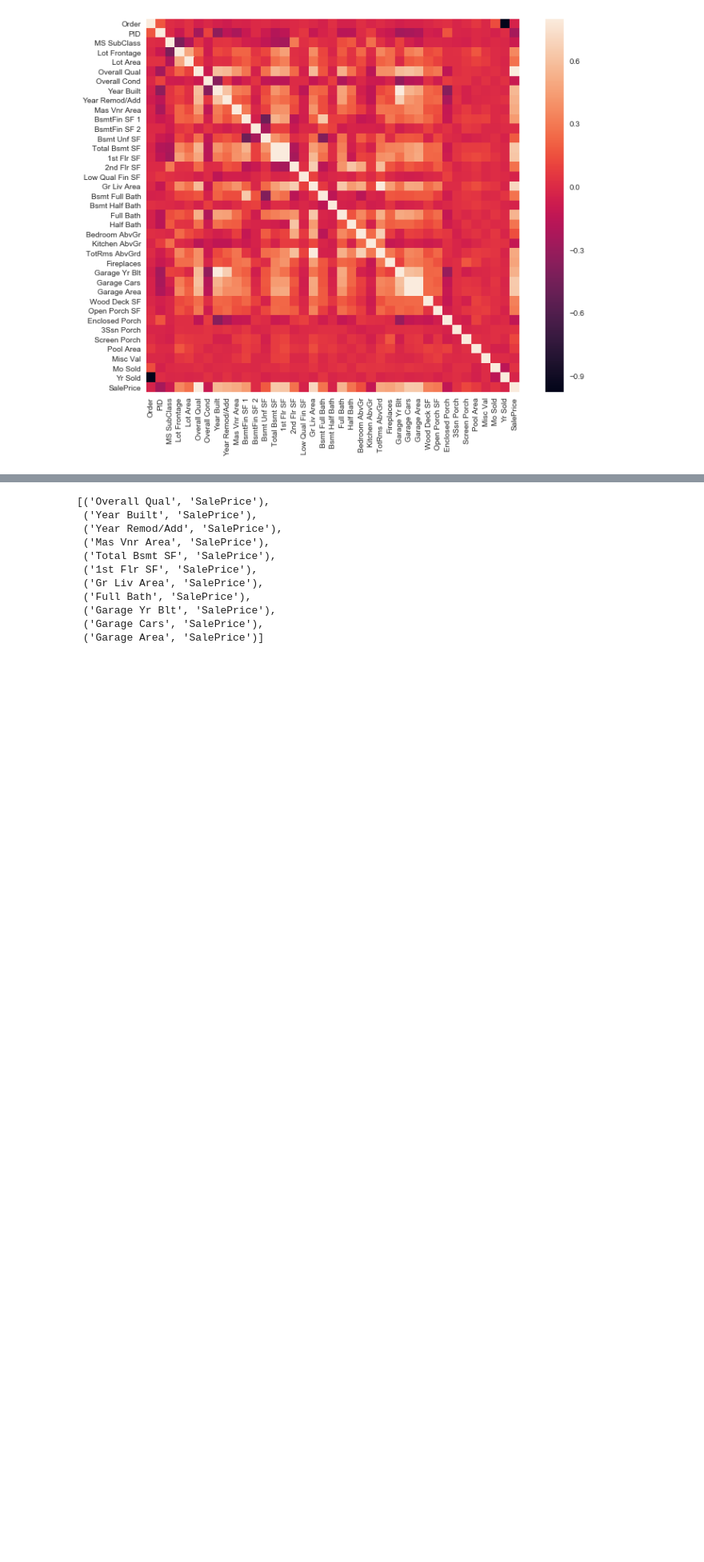
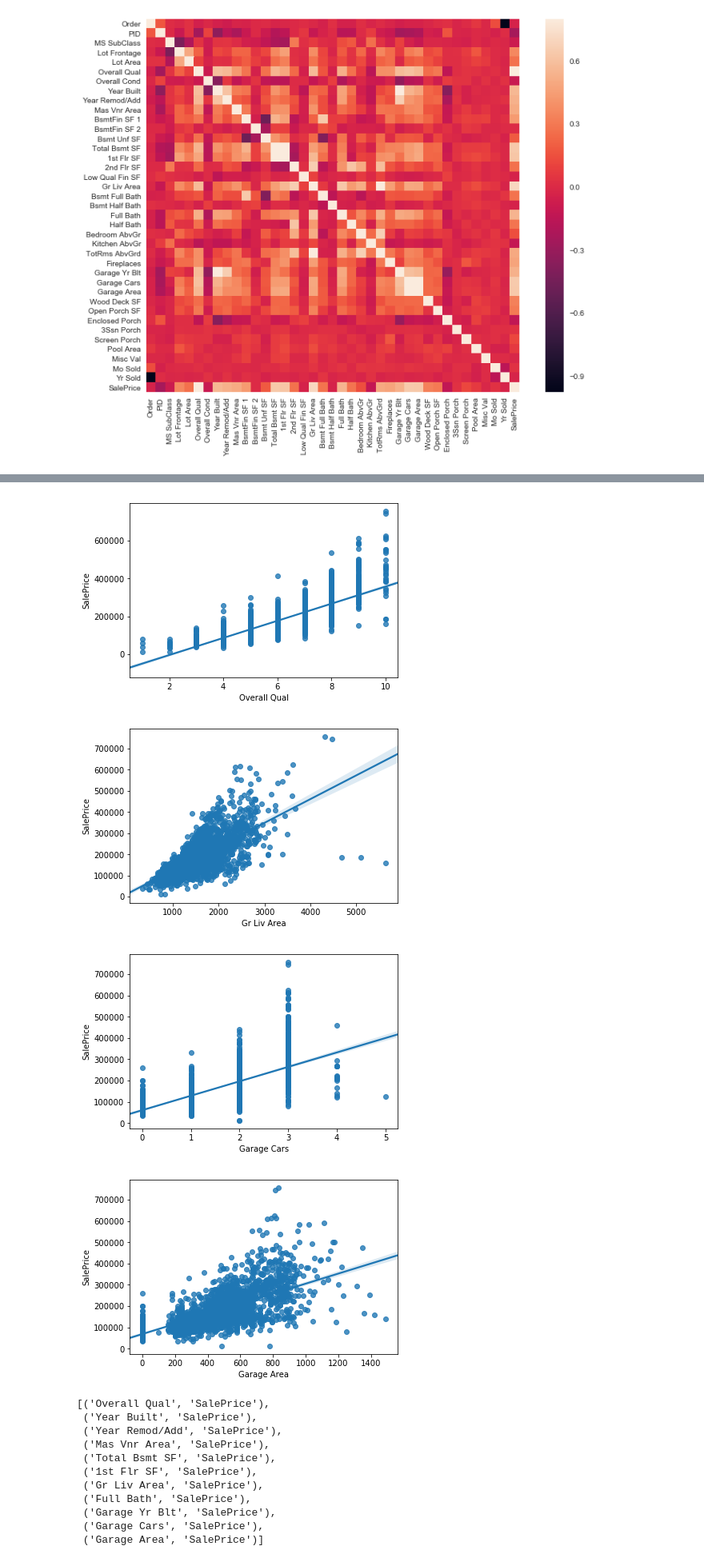
Before and after one commit to chaityacshah/Ames_House_Prices, a Jupyter notebook: notebooks/ames_housing_1.ipynb, the cells around one changed output, grey strips where cells are left out. Shown at 80% size. Cells and saved outputs as stored; diff of their text form; code cells hidden in the pictures; blank space fills up the shorter version.

```diff
--- a/notebooks/ames_housing_1.ipynb
+++ b/notebooks/ames_housing_1.ipynb
@@ -132,3 +249,20 @@ sns.heatmap(corr_mat, vmax=.8, square=True);
+# %%
+sns.regplot("Overall Qual", "SalePrice", ames_df)
+plt.show()
+
+sns.regplot("Gr Liv Area", "SalePrice", ames_df)
+plt.show()
+
+sns.regplot("Garage Cars", "SalePrice", ames_df)
+plt.show()
+
+sns.regplot("Garage Area", "SalePrice", ames_df)
+plt.show()
+# %% [output]
+[figure, added]
+[figure, added]
+[figure, added]
+[figure, added]
 # %%
 correlation_ratio = 0.5
 indices = np.where(corr_mat > correlation_ratio)
```
Also changed, not shown: parts of 19 cells of this notebook.
